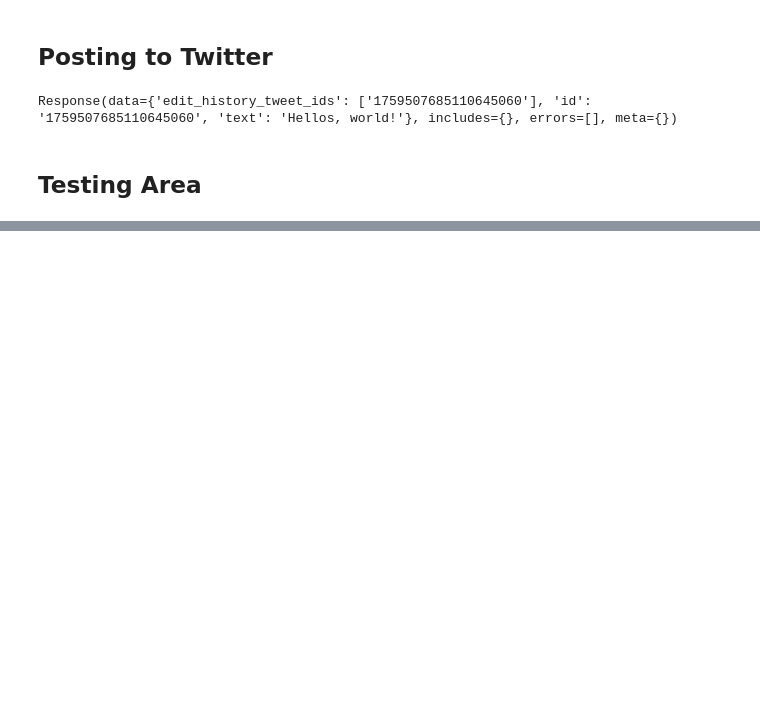
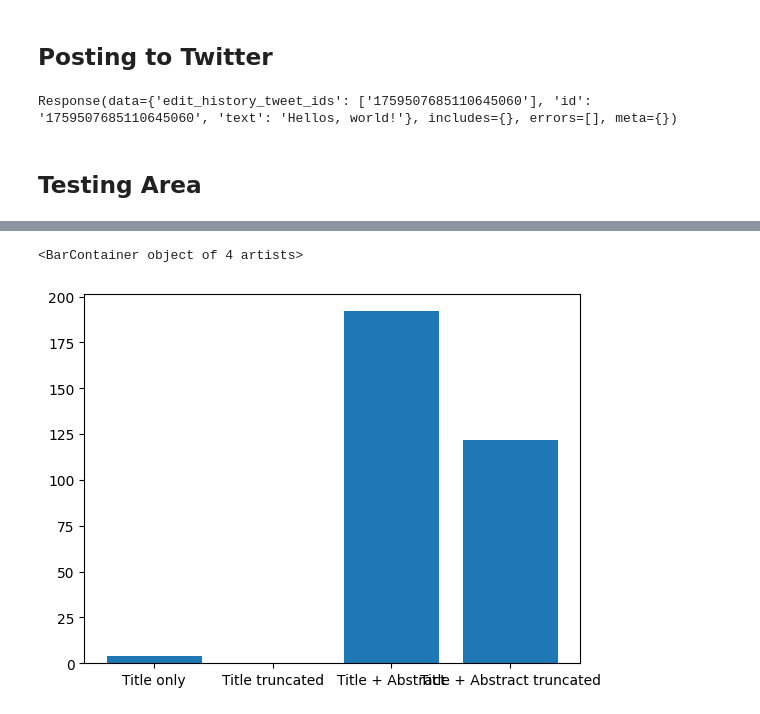
Before and after one commit to 00dylan00/good_reader, a Jupyter notebook: docs/set_up.ipynb, the cells around one changed output, grey strips where cells are left out. Saved outputs shown, nothing was run; the diff lists cells and outputs as text; code cells hidden in the pictures; blank space fills up the shorter version.

```diff
--- a/docs/set_up.ipynb
+++ b/docs/set_up.ipynb
@@ -434,0 +554,10 @@ a
+# %%
+from matplotlib import pyplot as plt
+
+plt.bar(
+    ["Title only", "Title truncated", "Title + Abstract", "Title + Abstract truncated"],
+    [n_title, n_title_truncated, n_title_abstract, n_title_abstract_truncated],
+)
+# %% [output]
+<BarContainer object of 4 artists>
+[figure, added]
```
Also changed, not shown: parts of 4 cells of this notebook, 4 other files.
